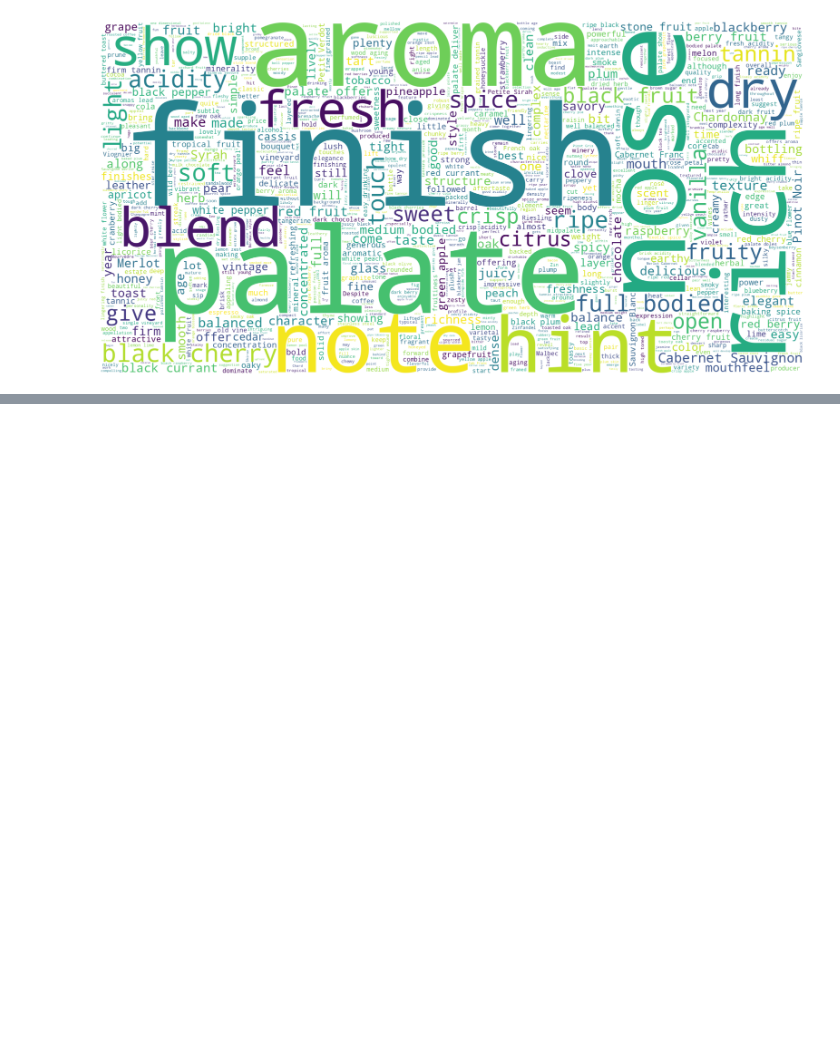
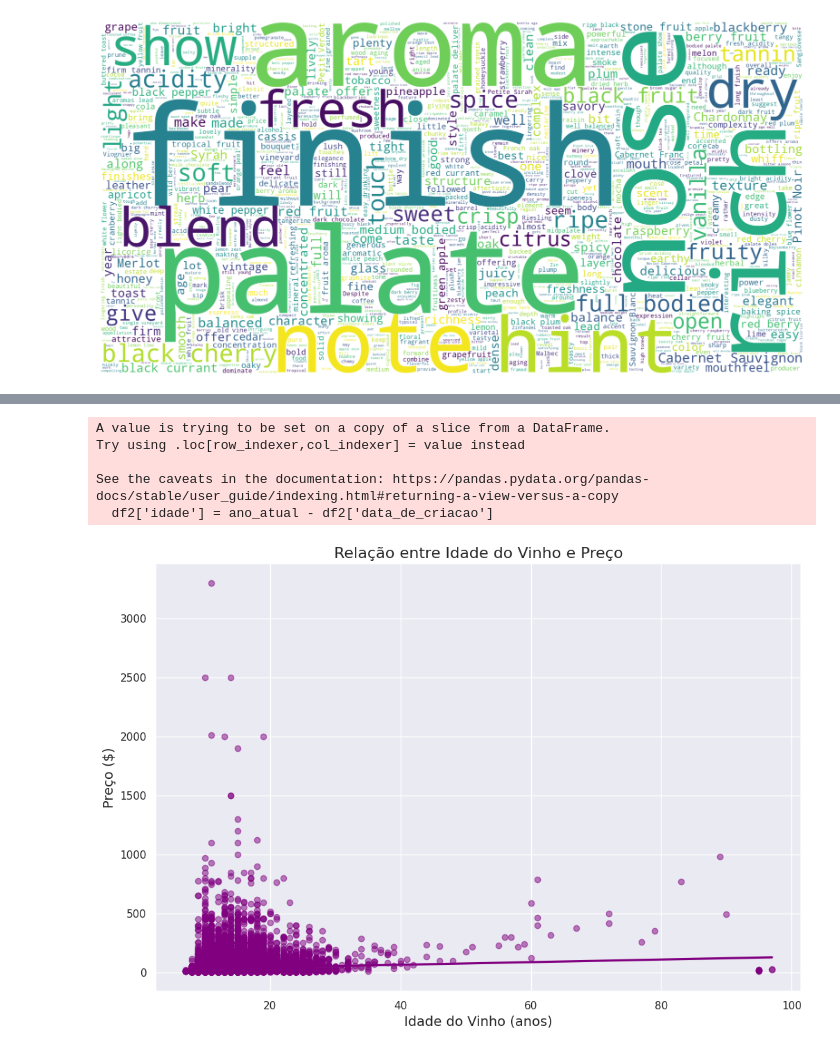
Before and after one commit to Niltonguerra/mineracaoDeDados6Semestre, a Jupyter notebook: Nilton_Dionisio_Guerra_P1.ipynb, the cells around one changed output, grey strips where cells are left out. Cells and saved outputs as stored; diff of their text form; code cells hidden in the pictures; blank space fills up the shorter version.

```diff
--- a/Nilton_Dionisio_Guerra_P1.ipynb
+++ b/Nilton_Dionisio_Guerra_P1.ipynb
@@ -565,0 +617,39 @@ plt.axis('off')
+# %%
+#converte para numero
+df2['data_de_criacao'] = pd.to_numeric(df2['data_de_criacao'], errors='coerce')
+
+# Calcular a idade do vinho
+ano_atual = 2024  # Substitua pelo ano atual se necessário
+
+df2 = df2[(df2['data_de_criacao'] > 1900) & (df2['data_de_criacao'] <= ano_atual)]
+
+# Calcular a idade do vinho (ano atual - data_de_criacao)
+df2['idade'] = ano_atual - df2['data_de_criacao']
+
+# Filtrar idades negativas ou valores muito grandes
+df2 = df2[(df2['idade'] >= 0) & (df2['idade'] <= 100)]
+
+# Remover linhas onde 'idade' ou 'price' é NaN (dados faltantes)
+df2.dropna(subset=['idade', 'price'], inplace=True)
+# %% [output]
+A value is trying to be set on a copy of a slice from a DataFrame.
+Try using .loc[row_indexer,col_indexer] = value instead
+
+See the caveats in the documentation: https://pandas.pydata.org/pandas-docs/stable/user_guide/indexing.html#returning-a-view-versus-a-copy
+  df2['idade'] = ano_atual - df2['data_de_criacao']
+# %%
+
+# Configurar o tamanho da figura
+plt.figure(figsize=(12, 8))
+
+sns.regplot(x='idade', y='price', data=df2, scatter_kws={'alpha':0.5}, color='Purple')
+
+# Adicionar título e rótulos
+plt.title('Relação entre Idade do Vinho e Preço', fontsize=16)
+plt.xlabel('Idade do Vinho (anos)', fontsize=14)
+plt.ylabel('Preço ($)', fontsize=14)
+
+# Exibir o gráfico
+plt.show()
+# %% [output]
+[figure, added]
```
Also changed, not shown: parts of 4 cells of this notebook.
